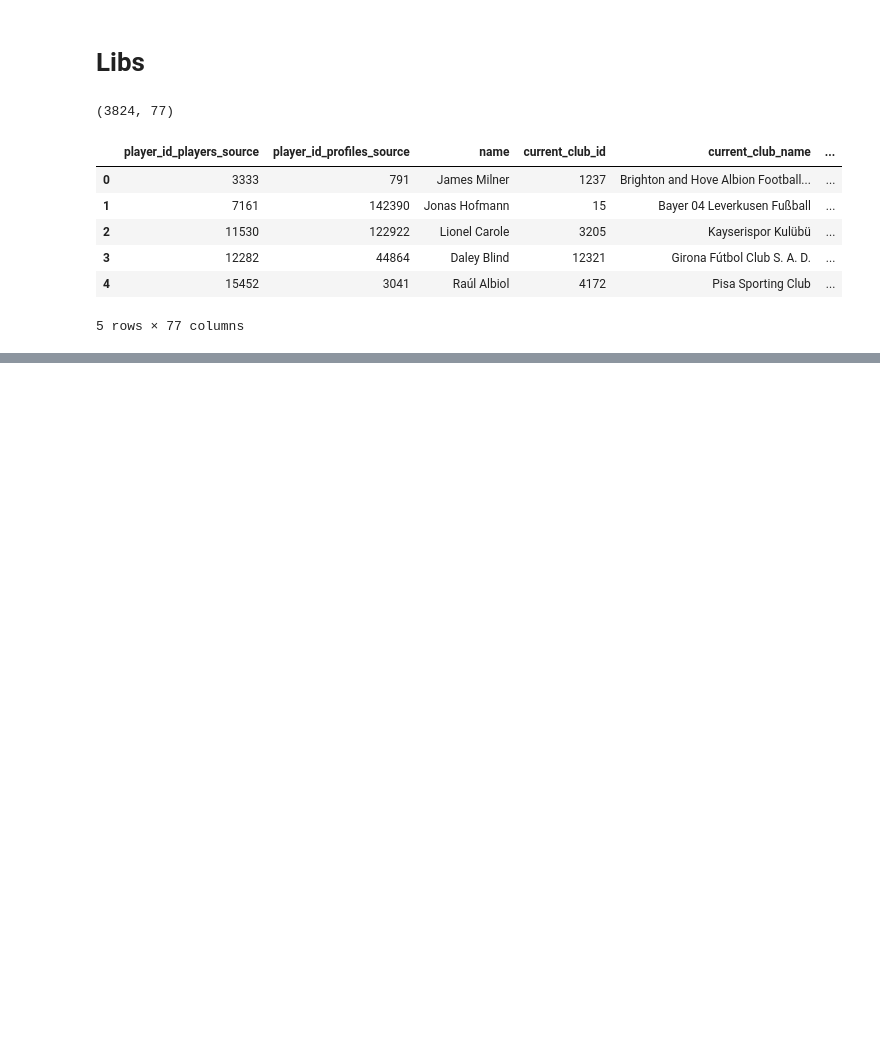
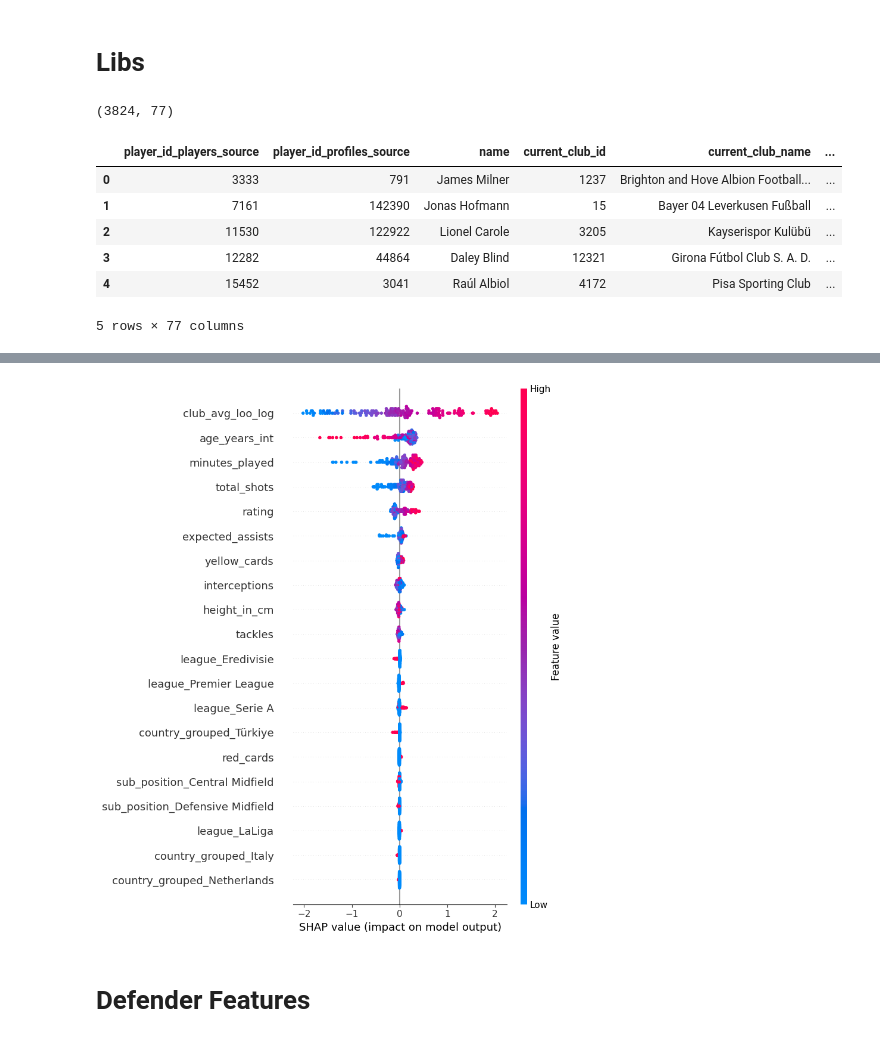
Before and after one commit to v-grigore/aad_2026, a Jupyter notebook: models.ipynb, the cells around one changed output, grey strips where cells are left out. Cells and saved outputs as stored; diff of their text form; code cells hidden in the pictures; blank space fills up the shorter version.

```diff
--- a/models.ipynb
+++ b/models.ipynb
@@ -33,46 +31,38 @@ df.head()
 # %%
-# List of columns to drop (from your spec)
+TARGET = "log_market_value"
+
 cols_to_drop = [
-    # 🔑 Primary key
     "name",
 
-    # Target variable
+    # target should be dropped from X
     "log_market_value",
 
-    # 🔗 IDs / Technical
     "player_id_players_source",
     "player_id_profiles_source",
 
-    # 🏟️ Club-related
     "current_club_id",
     "current_club_name",
     "club_avg_value",
     "club_avg_value_log",
     "club_avg_loo",
 
-    # 🌍 Country-related
     "country_of_birth",
     "country_of_citizenship",
     "country_grouped",
 
-    # 📅 Time-related
     "date_of_birth",
     "age_bucket",
 
-    # ⚽ Position-related
     "position",
     "sub_position",
 
-    # 🦶 Other categorical
     "foot",
     "league",
 
-    # 🏆 Misc
     "current_national_team_id",
     "market_value_profiles",
     "market_value_in_eur",
 
-    # 📉 Highly correlated
     "appearances",
     "matches_started",
     "goals",
@@ -80,9 +70,3 @@ cols_to_drop = [
     "shots_on_target",
     "assists"
 ]
-
-# Drop only columns that actually exist (safe)
-X = df.drop(columns=[col for col in cols_to_drop if col in df.columns])
-y = df['log_market_value']
-
-X.head()
@@ -287,0 +829,9 @@ shap.summary_plot(shap_values, X_test)
+# %%
+explainer_mid, shap_values_mid = plot_shap_summary(
+    position_results["Midfield"]["model"],
+    position_results["Midfield"]["X_test"]
+)
+# %% [output]
+[figure, added]
+# %% [markdown]
+# Defender Features
```
Also changed, not shown: parts of 70 cells of this notebook, 1 other file.
